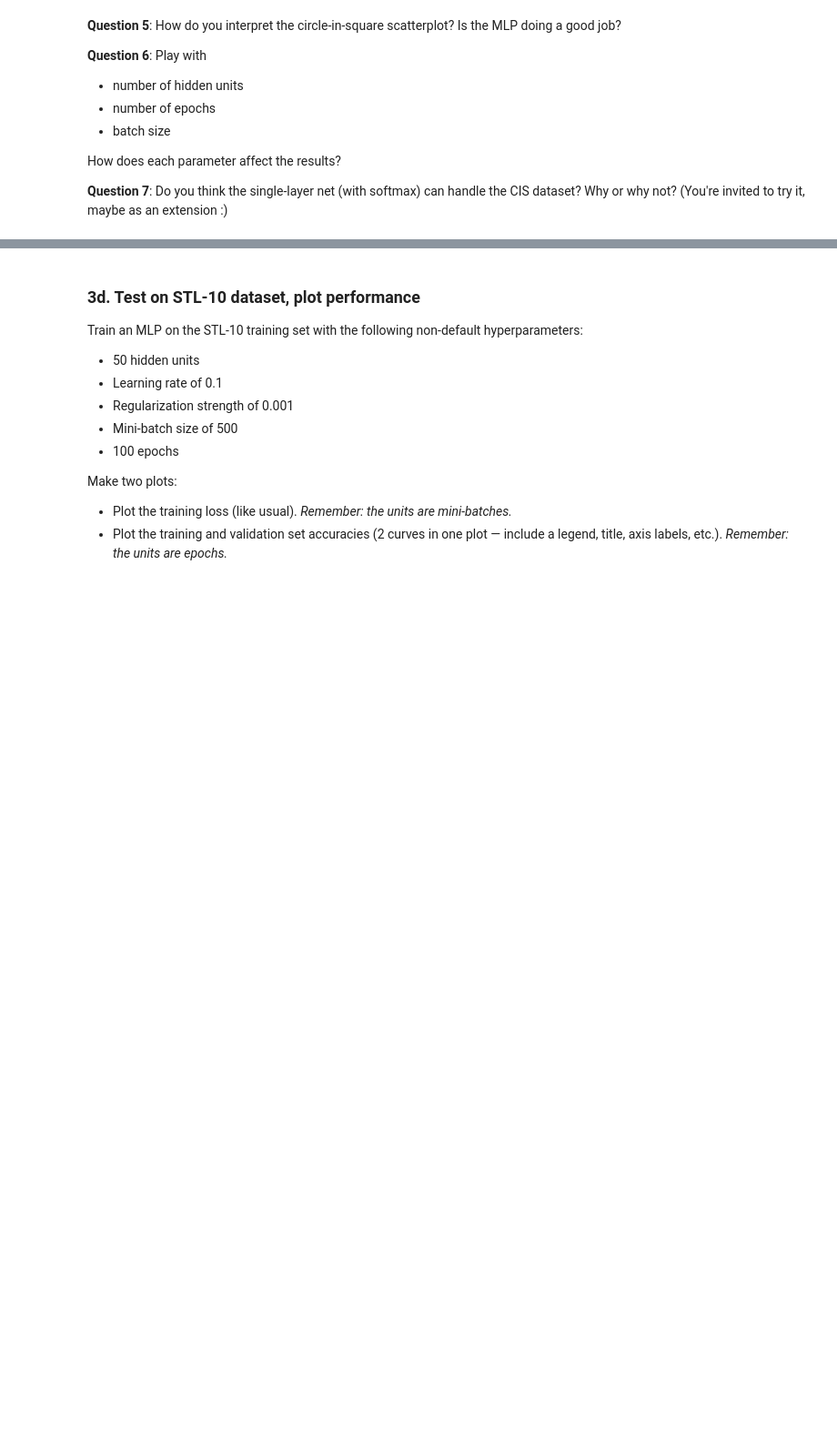
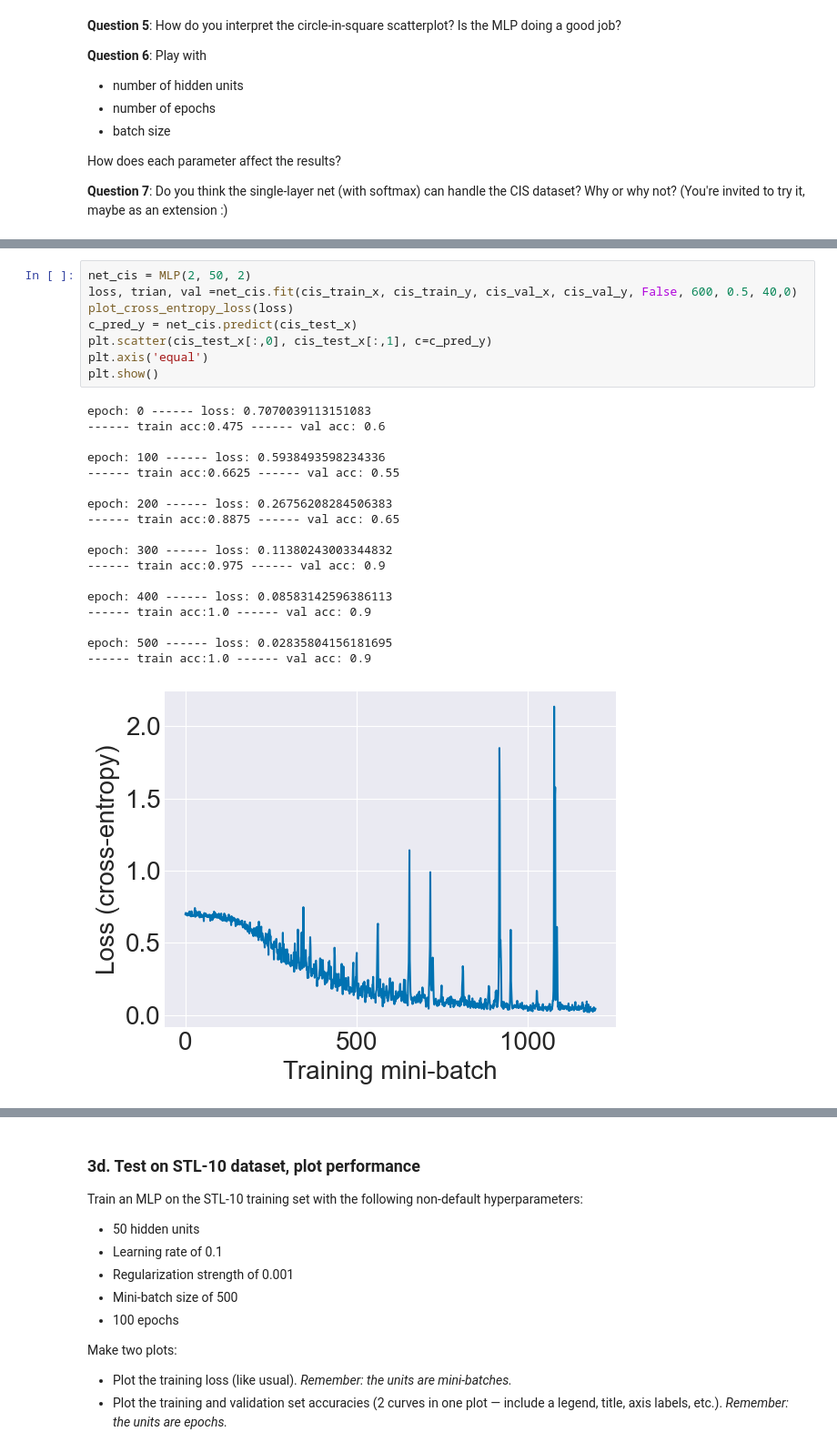
Before and after one commit to GhailanFadah/Neural-Networks, a Jupyter notebook: project 2/mlp.ipynb, the cells around one changed output, grey strips where cells are left out. Shown at 91% size. Drawn from its saved outputs; the diff is of its cells as text; blank space fills up the shorter version.

```diff
--- a/project 2/mlp.ipynb
+++ b/project 2/mlp.ipynb
@@ -479,0 +535,27 @@ How does each parameter affect the results?
+# %%
+net_cis = MLP(2, 50, 2)
+loss, trian, val =net_cis.fit(cis_train_x, cis_train_y, cis_val_x, cis_val_y, False, 600, 0.5, 40,0)
+plot_cross_entropy_loss(loss)
+c_pred_y = net_cis.predict(cis_test_x)
+plt.scatter(cis_test_x[:,0], cis_test_x[:,1], c=c_pred_y)
+plt.axis('equal')
+plt.show()
+# %% [output]
+epoch: 0 ------ loss: 0.7070039113151083
+------ train acc:0.475 ------ val acc: 0.6
+
+epoch: 100 ------ loss: 0.5938493598234336
+------ train acc:0.6625 ------ val acc: 0.55
+
+epoch: 200 ------ loss: 0.26756208284506383
+------ train acc:0.8875 ------ val acc: 0.65
+
+epoch: 300 ------ loss: 0.11380243003344832
+------ train acc:0.975 ------ val acc: 0.9
+
+epoch: 400 ------ loss: 0.08583142596386113
+------ train acc:1.0 ------ val acc: 0.9
+
+epoch: 500 ------ loss: 0.02835804156181695
+------ train acc:1.0 ------ val acc: 0.9
+[figure, added]
```
Also changed, not shown: parts of 10 cells of this notebook.
